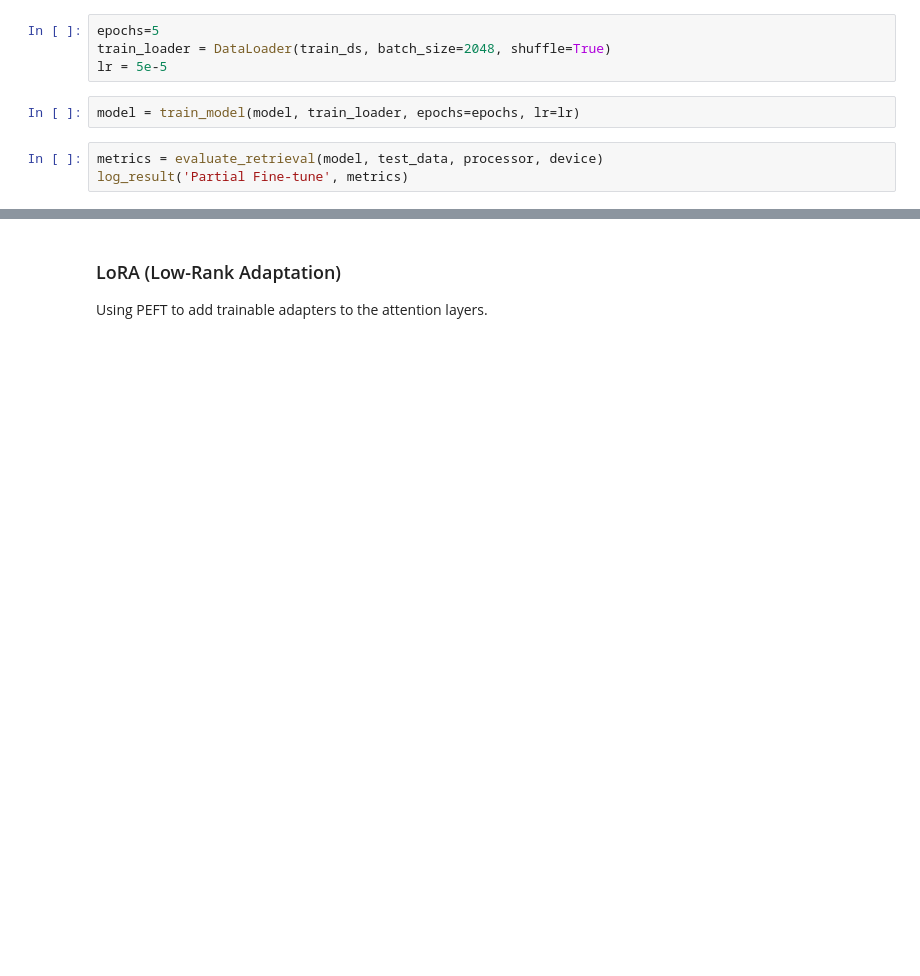
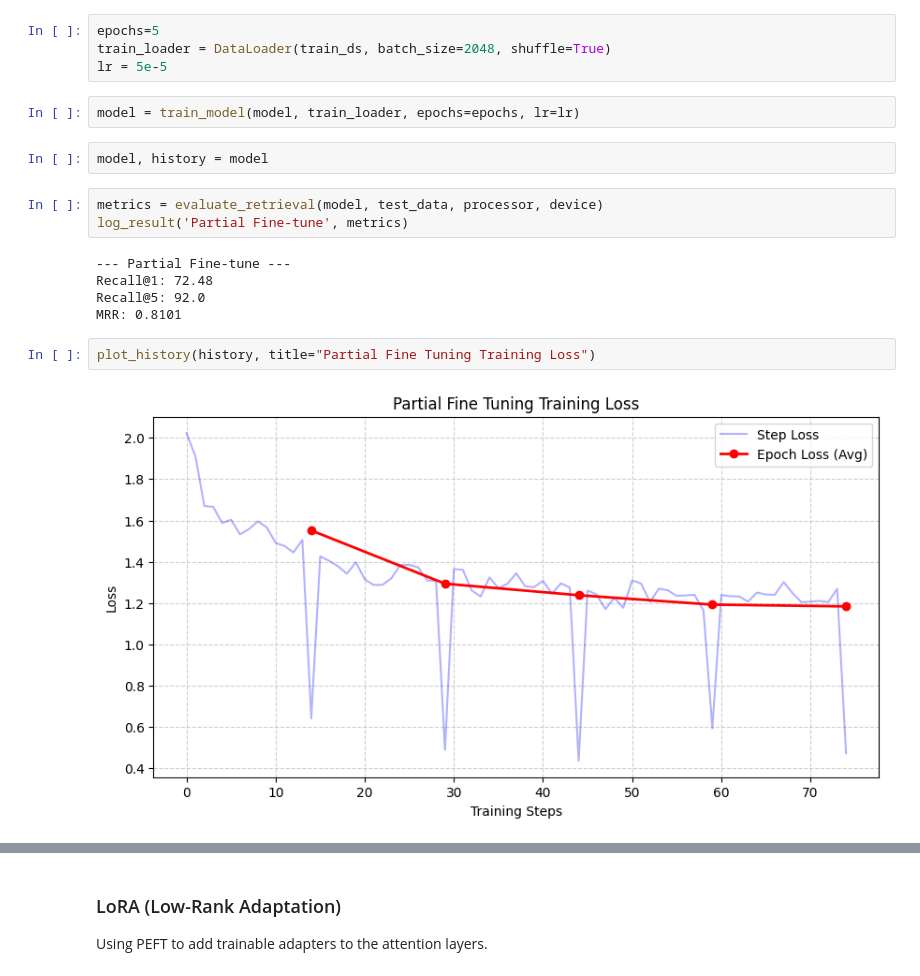
Before and after one commit to bencejdanko/multimodal-retrieval-flickr-30k-clip-blip, a Jupyter notebook: clip_flickr30k_training.ipynb, the cells around one changed output, grey strips where cells are left out. Drawn from its saved outputs; the diff is of its cells as text; blank space fills up the shorter version.

```diff
--- a/clip_flickr30k_training.ipynb
+++ b/clip_flickr30k_training.ipynb
@@ -308,6 +311,17 @@ train_loader = DataLoader(train_ds, batch_size=2048, shuffle=True)
 lr = 5e-5
 # %%
 model = train_model(model, train_loader, epochs=epochs, lr=lr)
+# %%
+model, history = model
 # %%
 metrics = evaluate_retrieval(model, test_data, processor, device)
 log_result('Partial Fine-tune', metrics)
+# %% [output]
+--- Partial Fine-tune ---
+Recall@1: 72.48
+Recall@5: 92.0
+MRR: 0.8101
+# %%
+plot_history(history, title="Partial Fine Tuning Training Loss")
+# %% [output]
+[figure, added]
```
Also changed, not shown: parts of 8 cells of this notebook.
